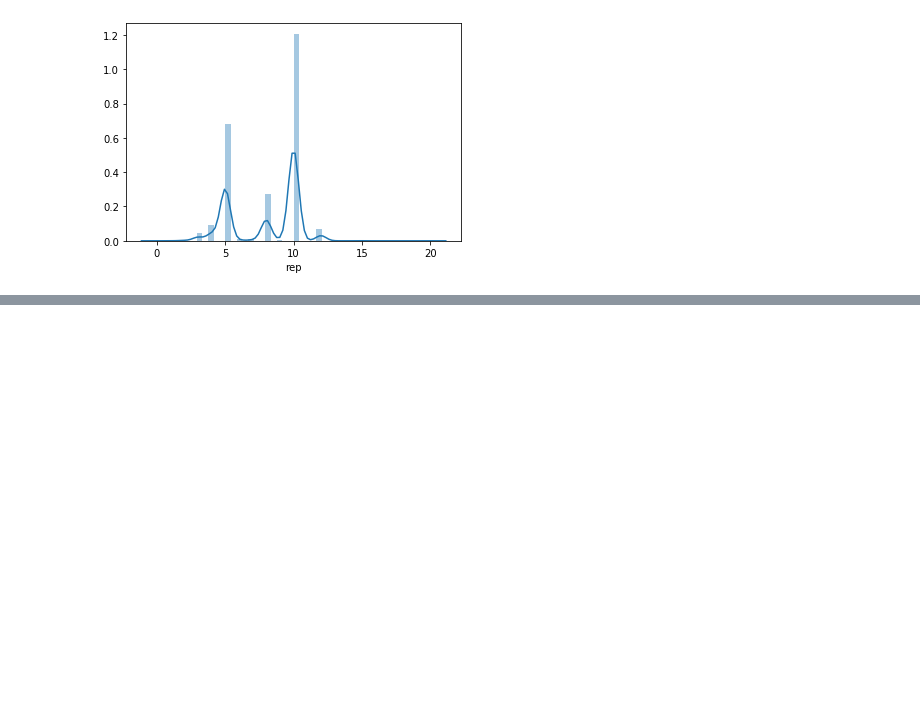
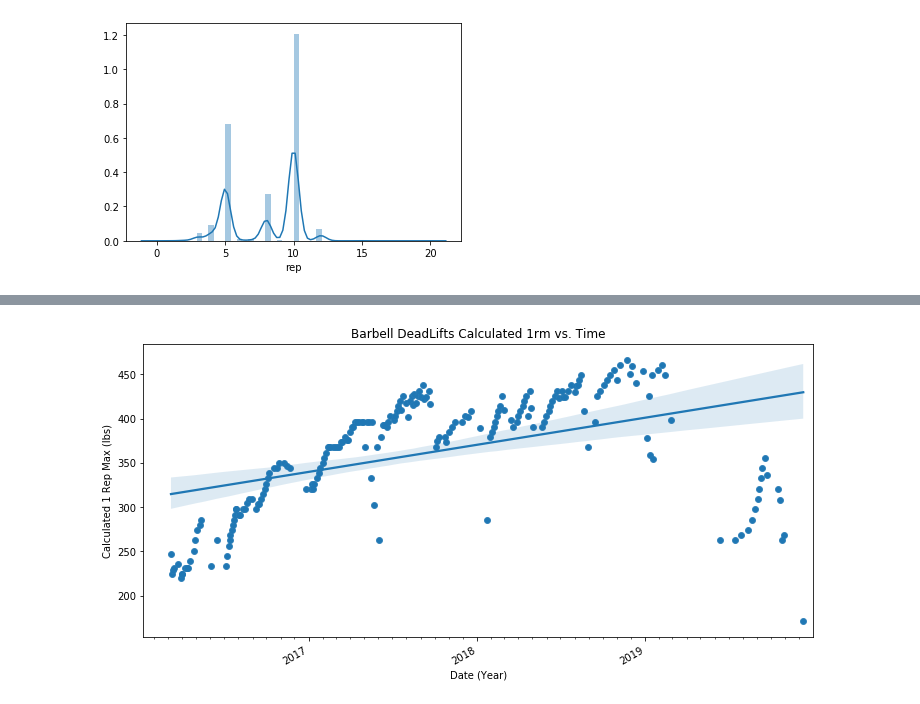
Before and after one commit to Clee2691/DS_Projects, a Jupyter notebook: DSProjects/workout/workout_exploratory.ipynb, the cells around one changed output, grey strips where cells are left out. Saved outputs shown, nothing was run; the diff lists cells and outputs as text; code cells hidden in the pictures; blank space fills up the shorter version.

```diff
--- a/DSProjects/workout/workout_exploratory.ipynb
+++ b/DSProjects/workout/workout_exploratory.ipynb
@@ -159,0 +245,2 @@ sns.scatterplot(df_squat_mean.index, df_squat_mean.values)
+# %%
+df_deadlift_mean = df_ind_exercise(df, 'Barbell Deadlift')
@@ -159,0 +256,4 @@ sns.scatterplot(df_squat_mean.index, df_squat_mean.values)
+# %%
+exercise_plotter(df_deadlift_mean, 'Barbell DeadLifts')
+# %% [output]
+[figure, added]
```
Also changed, not shown: parts of 25 cells of this notebook.
